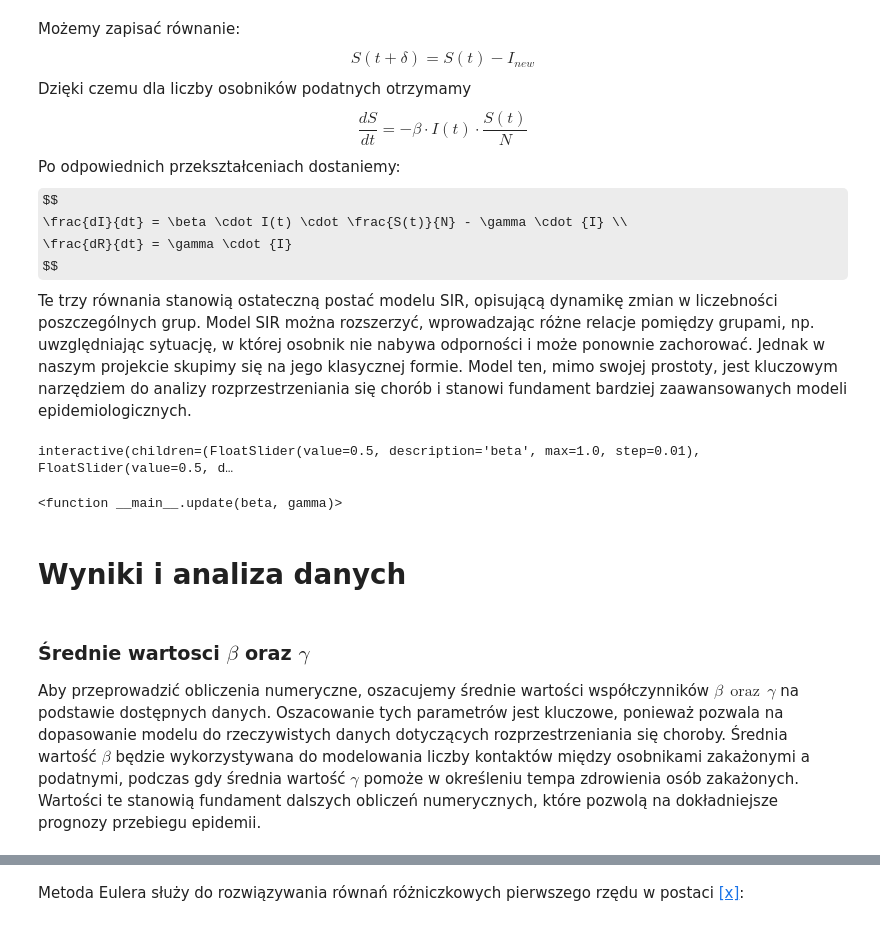
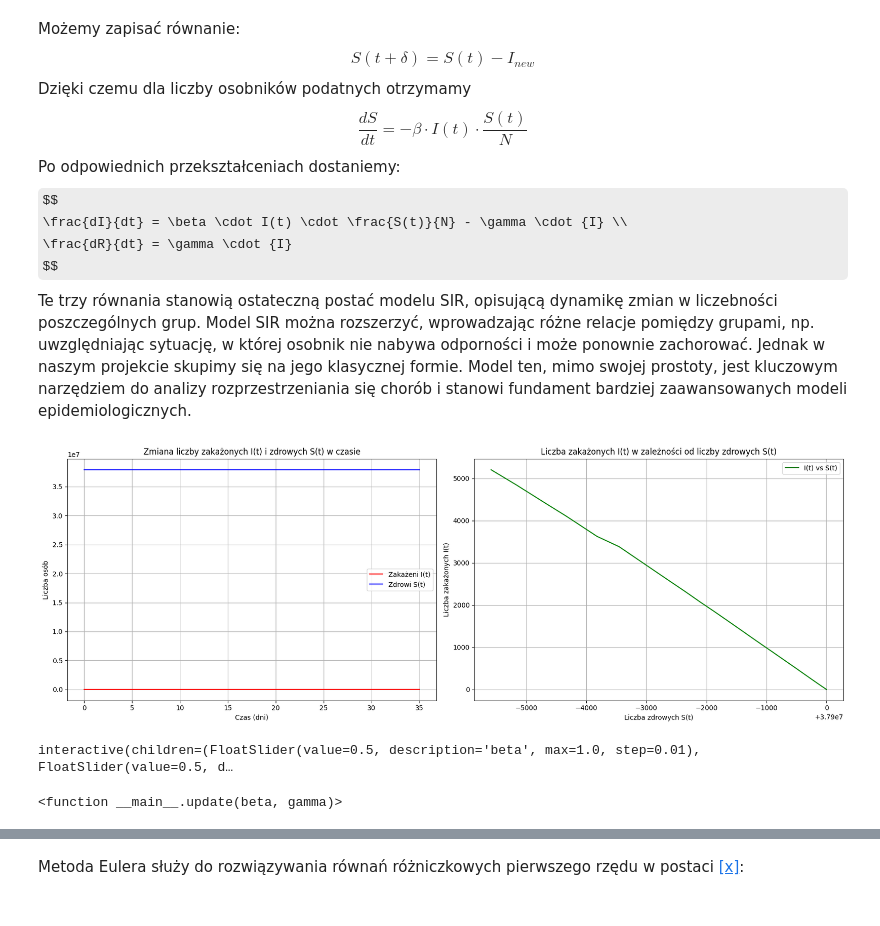
Before and after one commit to 277465/Modelowanie-Pandemii-Sars-cov-19, a Jupyter notebook: projekt.ipynb, the cells around one changed output, grey strips where cells are left out. Saved outputs shown, nothing was run; the diff lists cells and outputs as text; code cells hidden in the pictures; some formulas as TeX source.

```diff
--- a/projekt.ipynb
+++ b/projekt.ipynb
@@ -65,6 +69,48 @@ $$
 $$
 Te trzy równania stanowią ostateczną postać modelu SIR, opisującą dynamikę zmian w liczebności poszczególnych grup.
 Model SIR można rozszerzyć, wprowadzając różne relacje pomiędzy grupami, np. uwzględniając sytuację, w której osobnik nie nabywa odporności i może ponownie zachorować. Jednak w naszym projekcie skupimy się na jego klasycznej formie. Model ten, mimo swojej prostoty, jest kluczowym narzędziem do analizy rozprzestrzeniania się chorób i stanowi fundament bardziej zaawansowanych modeli epidemiologicznych.
+# %%
+import numpy as np
+import matplotlib.pyplot as plt
+
+# Parametry
+N = 37_900_000  # Całkowita liczba osób w populacji
+gamma = 0.1  # Współczynnik wyzdrowienia
+
+# Dane: zakażeni i wyzdrowiali
+infected_data = [1, 1, 3, 6, 11, 17, 22, 31, 51, 68, 104, 125, 177, 238, 287, 355, 425, 536,
+                 634, 749, 901, 1051, 1221, 1389, 1638, 1862, 2055, 2311, 2554, 2946, 3383,
+                 3627, 4102, 4413, 4848, 5205]
+recovery_data = [0, 0, 0, 0, 0, 0, 0, 0, 1, 2, 3, 3, 4, 5, 5, 5, 5, 5, 7, 8,
+                 10, 14, 16, 16, 18, 22, 31, 33, 43, 57, 71, 195, 228, 269, 320, 381]
+
+# Liczba zdrowych osób w danym dniu
+susceptible_data = [N - infected_data[i] - recovery_data[i] for i in range(len(infected_data))]
+
+# Tworzenie wykresów obok siebie
+fig, ax = plt.subplots(1, 2, figsize=(17, 6))
+
+# 1. Wykres I(t) i S(t) na jednym wykresie
+ax[0].plot(infected_data, label="Zakażeni I(t)", color='red')
+ax[0].plot(susceptible_data, label="Zdrowi S(t)", color='blue')
+ax[0].set_title("Zmiana liczby zakażonych I(t) i zdrowych S(t) w czasie")
+ax[0].set_xlabel("Czas (dni)")
+ax[0].set_ylabel("Liczba osób")
+ax[0].legend()
+ax[0].grid(True)
+
+# 2. Wykres I(t) w zależności od S(t)
+ax[1].plot(susceptible_data, infected_data, label="I(t) vs S(t)", color='green')
+ax[1].set_title("Liczba zakażonych I(t) w zależności od liczby zdrowych S(t)")
+ax[1].set_xlabel("Liczba zdrowych S(t)")
+ax[1].set_ylabel("Liczba zakażonych I(t)")
+ax[1].legend()
+ax[1].grid(True)
+
+plt.tight_layout()
+plt.show()
+# %% [output]
+[figure, added]
 # %%
 import numpy as np
 import matplotlib.pyplot as plt
@@ -131,9 +177,3 @@ interact(update, beta=(0.0, 1.0, 0.01), gamma=(0.0, 1.0, 0.01))
 # %% [output]
 interactive(children=(FloatSlider(value=0.5, description='beta', max=1.0, step=0.01), FloatSlider(value=0.5, d…
 <function __main__.update(beta, gamma)>
-# %% [markdown]
-# Wyniki i analiza danych
-# %% [markdown]
-### Średnie wartosci $\beta$ oraz $\gamma$
-
-Aby przeprowadzić obliczenia numeryczne, oszacujemy średnie wartości współczynników $\beta ~~\text{oraz} ~~\gamma$ na podstawie dostępnych danych. Oszacowanie tych parametrów jest kluczowe, ponieważ pozwala na dopasowanie modelu do rzeczywistych danych dotyczących rozprzestrzeniania się choroby. Średnia wartość $\beta$ będzie wykorzystywana do modelowania liczby kontaktów między osobnikami zakażonymi a podatnymi, podczas gdy średnia wartość $\gamma$ pomoże w określeniu tempa zdrowienia osób zakażonych. Wartości te stanowią fundament dalszych obliczeń numerycznych, które pozwolą na dokładniejsze prognozy przebiegu epidemii.
```
Also changed, not shown: parts of 42 cells of this notebook.
